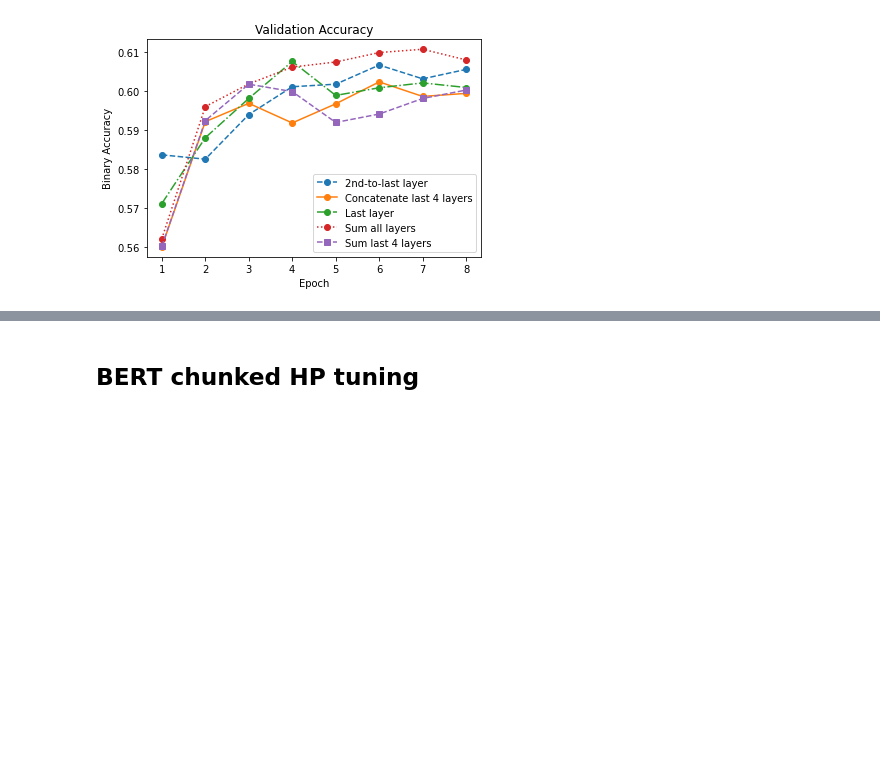
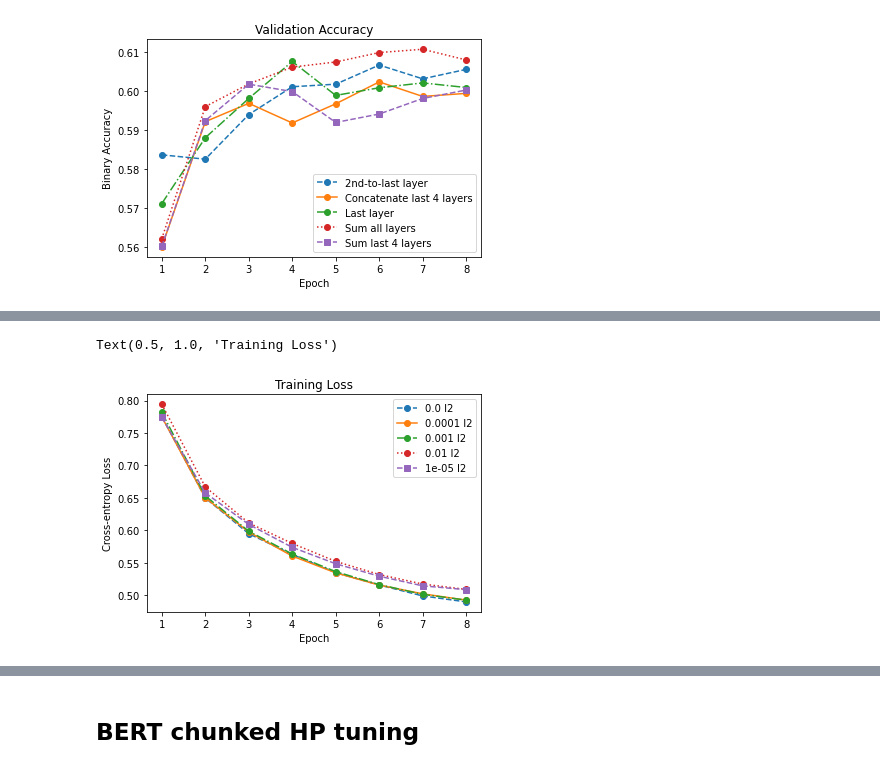
Before and after one commit to Fake-News-Profiling/fnp-models, a Jupyter notebook: classifier/src/notebooks/data_plots.ipynb, the cells around one changed output, grey strips where cells are left out. Saved outputs shown, nothing was run; the diff lists cells and outputs as text; code cells hidden in the pictures; blank space fills up the shorter version.

Commit message:
Data evaluation and plots

```diff
--- a/classifier/src/notebooks/data_plots.ipynb
+++ b/classifier/src/notebooks/data_plots.ipynb
@@ -146,0 +178,15 @@ Text(0.5, 1.0, 'Validation Accuracy')
+# %%
+# batch_size=8, dropout_rate=0.1, pooling strategy=sum_last_4_hidden_layers, pooler=concat,
+# preprocessing=[remove_emojis, remove_tags], learning_rate=2e-5
+data, num_epochs = fetch_and_aggregate_experiment_data(
+    "../../training/bert_clf/tweet_level/kernel_reg",
+    trial_aggregator=lambda hp: hp.get('Bert.dense_kernel_reg'),
+)
+# %%
+# plt.figure(figsize=(8, 6), dpi=300)
+plot_data(data, num_epochs, "train-epoch_loss", trial_label_generator=kernel_reg_label)
+plt.ylabel("Cross-entropy Loss")
+plt.title("Training Loss")
+# %% [output]
+Text(0.5, 1.0, 'Training Loss')
+[figure, added]
```
Also changed, not shown: parts of 53 cells of this notebook, 5 other files.
